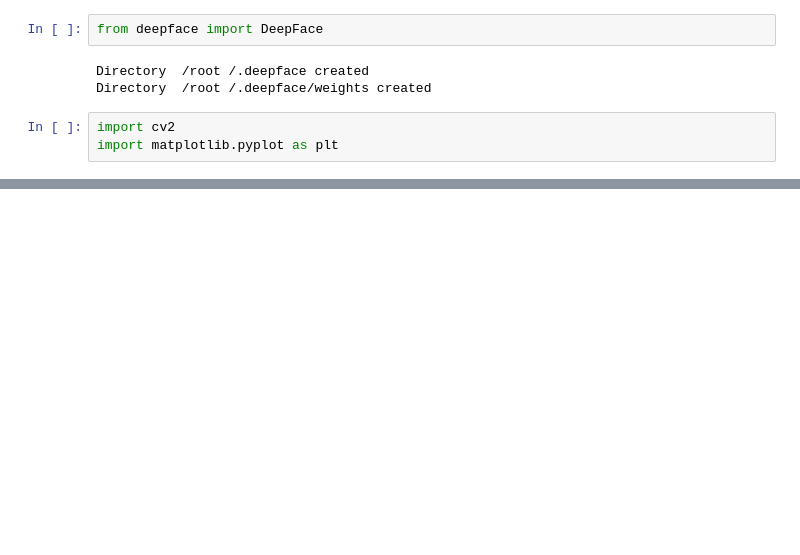
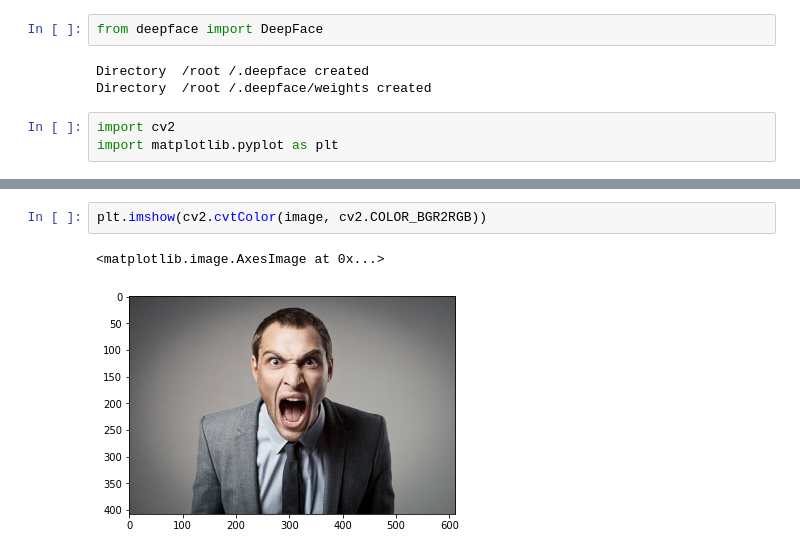
Before and after one commit to Kanika211/Face_Emotion-Recognition, a Jupyter notebook: Face_emotion_recognition.ipynb, the cells around one changed output, grey strips where cells are left out. Drawn from its saved outputs; the diff is of its cells as text; blank space fills up the shorter version.

```diff
--- a/Face_emotion_recognition.ipynb
+++ b/Face_emotion_recognition.ipynb
@@ -313,0 +319,5 @@ image = cv2.imread('/content/drive/MyDrive/photo-1611689037241-d8dfe4280f2e.jpg'
+# %%
+plt.imshow(cv2.cvtColor(image, cv2.COLOR_BGR2RGB))
+# %% [output]
+<matplotlib.image.AxesImage at 0x...>
+[figure, added]
```
Also changed, not shown: parts of 8 cells of this notebook.
